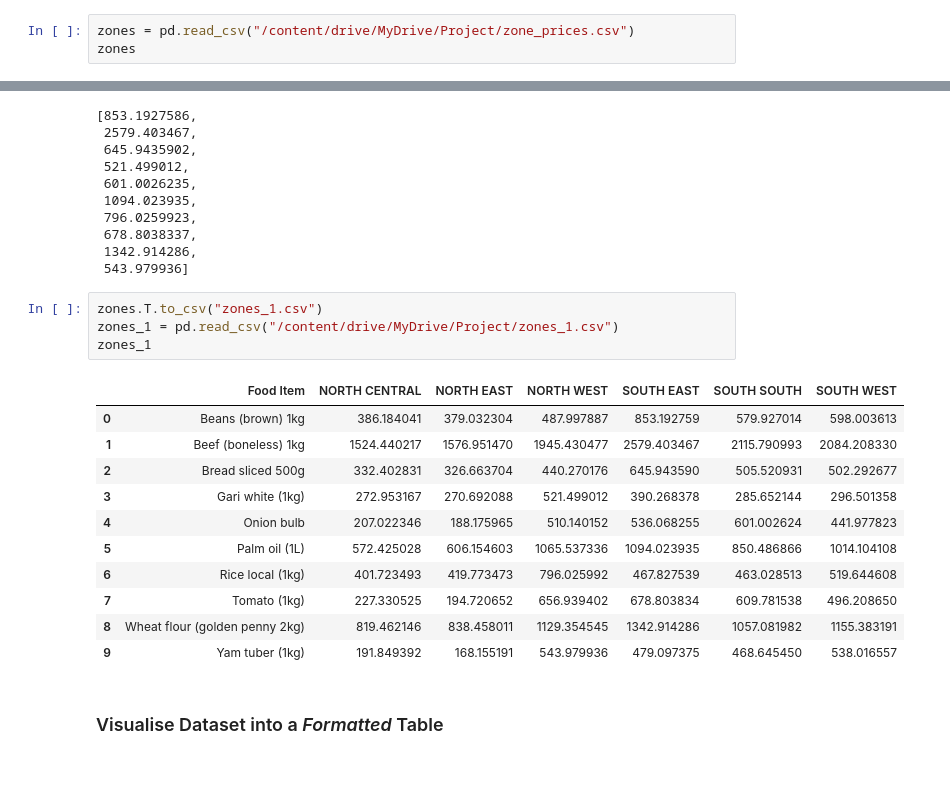
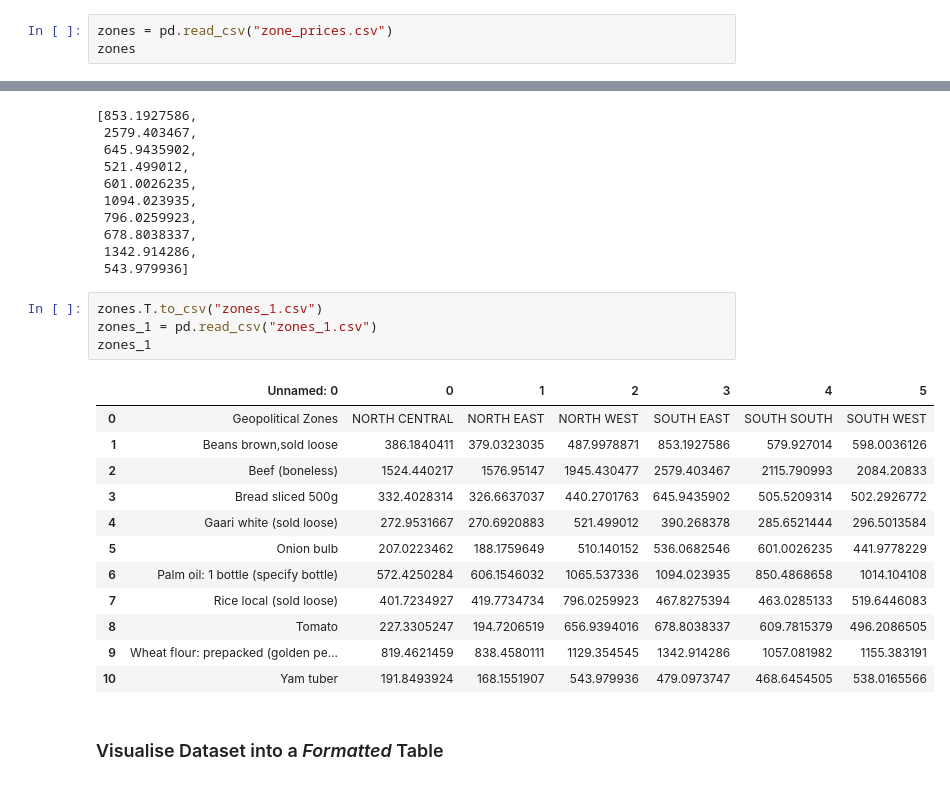
Before and after one commit to TheBlueZayn/Analysis-of-Nigerian-Food-Prices, a Jupyter notebook: prices.ipynb, the cells around one changed output, grey strips where cells are left out. Drawn from its saved outputs; the diff is of its cells as text.

```diff
--- a/prices.ipynb
+++ b/prices.ipynb
@@ -162,6 +162,6 @@ line('Catfish (obokun) fresh')
 # %% [markdown]
 #### Load data
 # %%
-zones = pd.read_csv("/content/drive/MyDrive/Project/zone_prices.csv")
+zones = pd.read_csv("zone_prices.csv")
 zones
 # %% [output]
@@ -196,20 +196,21 @@ max
  543.979936]
 # %%
 zones.T.to_csv("zones_1.csv")
-zones_1 = pd.read_csv("/content/drive/MyDrive/Project/zones_1.csv")
+zones_1 = pd.read_csv("zones_1.csv")
 zones_1
 # %% [output]
-|  | Food Item | NORTH CENTRAL | NORTH EAST | NORTH WEST | SOUTH EAST | SOUTH SOUTH | SOUTH WEST |
-| 0 | Beans (brown) 1kg | 386.184041 | 379.032304 | 487.997887 | 853.192759 | 579.927014 | 598.003613 |
-| 1 | Beef (boneless) 1kg | 1524.440217 | 1576.951470 | 1945.430477 | 2579.403467 | 2115.790993 | 2084.208330 |
-| 2 | Bread sliced 500g | 332.402831 | 326.663704 | 440.270176 | 645.943590 | 505.520931 | 502.292677 |
-| 3 | Gari white (1kg) | 272.953167 | 270.692088 | 521.499012 | 390.268378 | 285.652144 | 296.501358 |
-| 4 | Onion bulb | 207.022346 | 188.175965 | 510.140152 | 536.068255 | 601.002624 | 441.977823 |
-| 5 | Palm oil (1L) | 572.425028 | 606.154603 | 1065.537336 | 1094.023935 | 850.486866 | 1014.104108 |
-| 6 | Rice local (1kg) | 401.723493 | 419.773473 | 796.025992 | 467.827539 | 463.028513 | 519.644608 |
-| 7 | Tomato (1kg) | 227.330525 | 194.720652 | 656.939402 | 678.803834 | 609.781538 | 496.208650 |
-| 8 | Wheat flour (golden penny 2kg) | 819.462146 | 838.458011 | 1129.354545 | 1342.914286 | 1057.081982 | 1155.383191 |
-| 9 | Yam tuber (1kg) | 191.849392 | 168.155191 | 543.979936 | 479.097375 | 468.645450 | 538.016557 |
+|  | Unnamed: 0 | 0 | 1 | 2 | 3 | 4 | 5 |
+| 0 | Geopolitical Zones | NORTH CENTRAL | NORTH EAST | NORTH WEST | SOUTH EAST | SOUTH SOUTH | SOUTH WEST |
+| 1 | Beans brown,sold loose | 386.1840411 | 379.0323035 | 487.9978871 | 853.1927586 | 579.927014 | 598.0036126 |
+| 2 | Beef (boneless) | 1524.440217 | 1576.95147 | 1945.430477 | 2579.403467 | 2115.790993 | 2084.20833 |
+| 3 | Bread sliced 500g | 332.4028314 | 326.6637037 | 440.2701763 | 645.9435902 | 505.5209314 | 502.2926772 |
+| 4 | Gaari white (sold loose) | 272.9531667 | 270.6920883 | 521.499012 | 390.268378 | 285.6521444 | 296.5013584 |
+| 5 | Onion bulb | 207.0223462 | 188.1759649 | 510.140152 | 536.0682546 | 601.0026235 | 441.9778229 |
+| 6 | Palm oil: 1 bottle (specify bottle) | 572.4250284 | 606.1546032 | 1065.537336 | 1094.023935 | 850.4868658 | 1014.104108 |
+| 7 | Rice local (sold loose) | 401.7234927 | 419.7734734 | 796.0259923 | 467.8275394 | 463.0285133 | 519.6446083 |
+| 8 | Tomato | 227.3305247 | 194.7206519 | 656.9394016 | 678.8038337 | 609.7815379 | 496.2086505 |
+| 9 | Wheat flour: prepacked (golden pe... | 819.4621459 | 838.4580111 | 1129.354545 | 1342.914286 | 1057.081982 | 1155.383191 |
+| 10 | Yam tuber | 191.8493924 | 168.1551907 | 543.979936 | 479.0973747 | 468.6454505 | 538.0165566 |
 # %% [markdown]
 ### Visualise Dataset into a *Formatted* Table
 # %%
```
Also changed, not shown: parts of 5 cells of this notebook, 1 other file.
